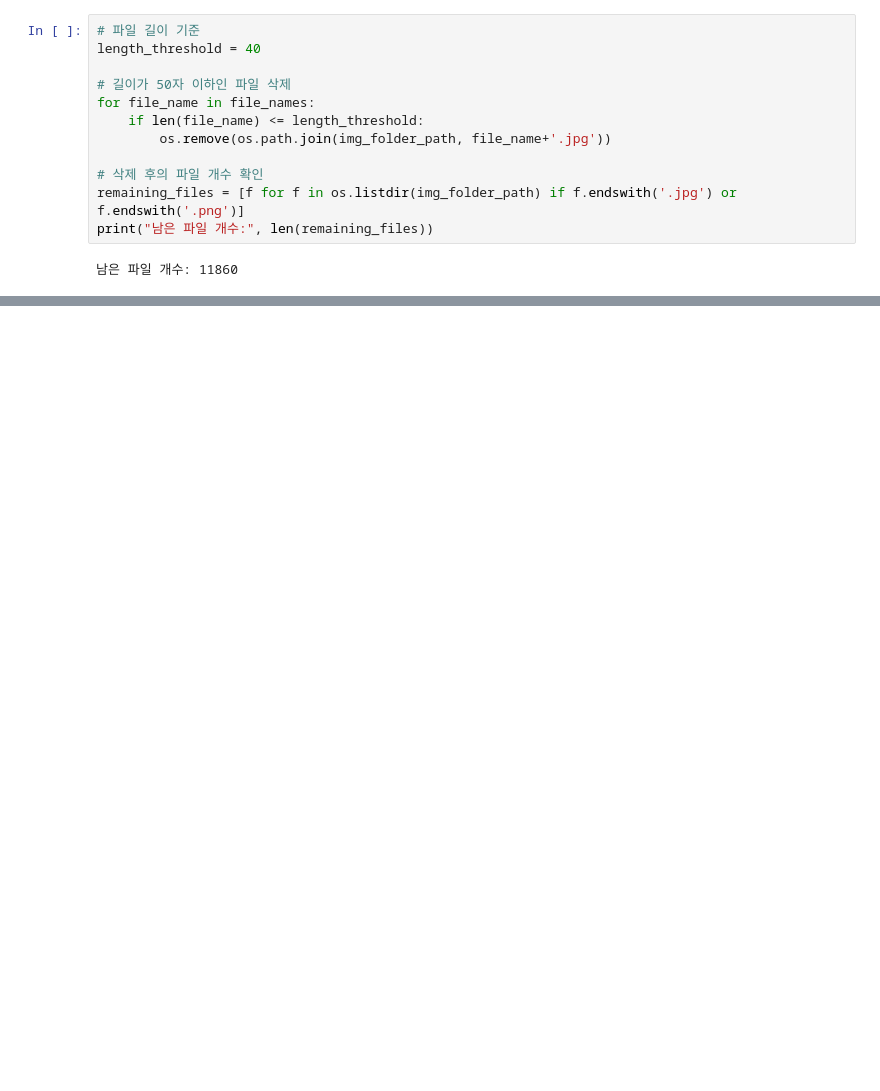
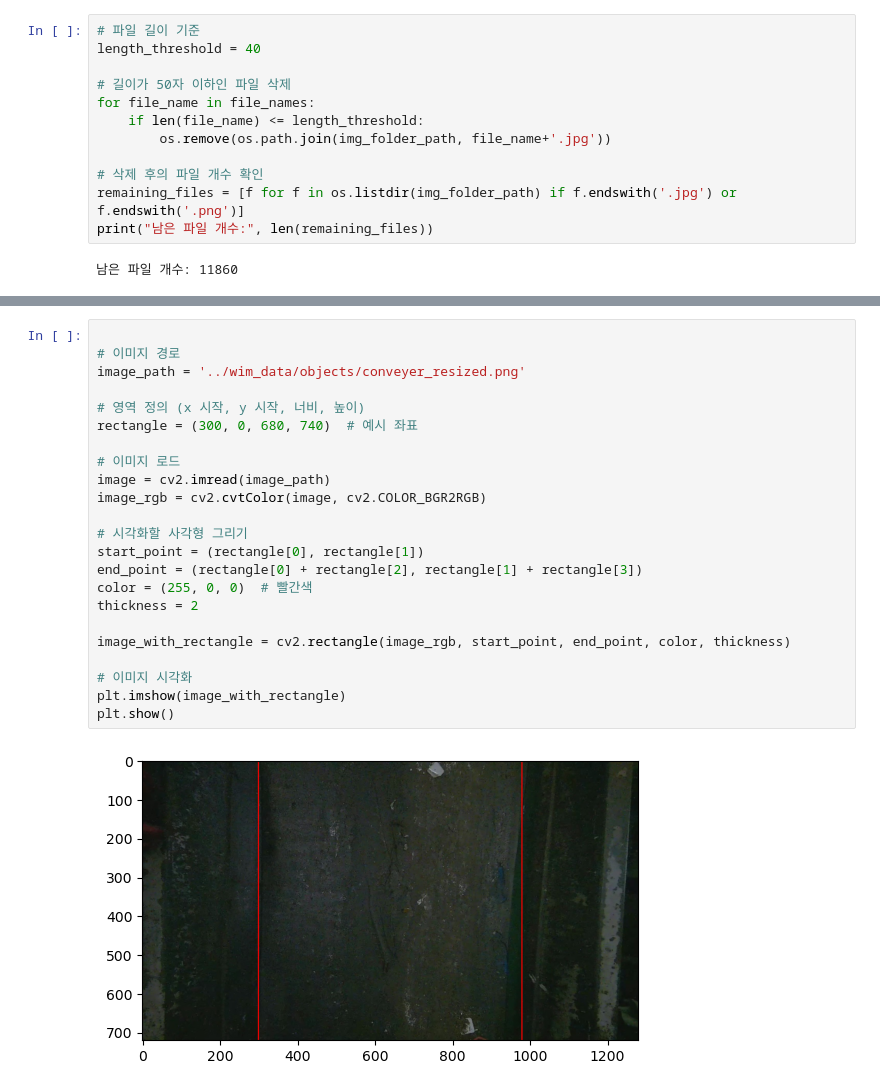
Before and after one commit to aicoss-wim-team/wim_data_generator, a Jupyter notebook: crop_paste.ipynb, the cells around one changed output, grey strips where cells are left out. Drawn from its saved outputs; the diff is of its cells as text; blank space fills up the shorter version.

```diff
--- a/crop_paste.ipynb
+++ b/crop_paste.ipynb
@@ -107,3 +255,28 @@ def find_non_overlapping_position(obj_shape, existing_objects, rectangle):
+# %%
+
+# 이미지 경로
+image_path = '../wim_data/objects/conveyer_resized.png'
+
+# 영역 정의 (x 시작, y 시작, 너비, 높이)
+rectangle = (300, 0, 680, 740)  # 예시 좌표
+
+# 이미지 로드
+image = cv2.imread(image_path)
+image_rgb = cv2.cvtColor(image, cv2.COLOR_BGR2RGB)
+
+# 시각화할 사각형 그리기
+start_point = (rectangle[0], rectangle[1])
+end_point = (rectangle[0] + rectangle[2], rectangle[1] + rectangle[3])
+color = (255, 0, 0)  # 빨간색
+thickness = 2
+
+image_with_rectangle = cv2.rectangle(image_rgb, start_point, end_point, color, thickness)
+
+# 이미지 시각화
+plt.imshow(image_with_rectangle)
+plt.show()
+# %% [output]
+[figure, added]
 # %%
 # 이미 배치된 객체들의 위치를 저장할 리스트
 placed_objects = []
```
Also changed, not shown: parts of 22 cells of this notebook, 1 other file.
